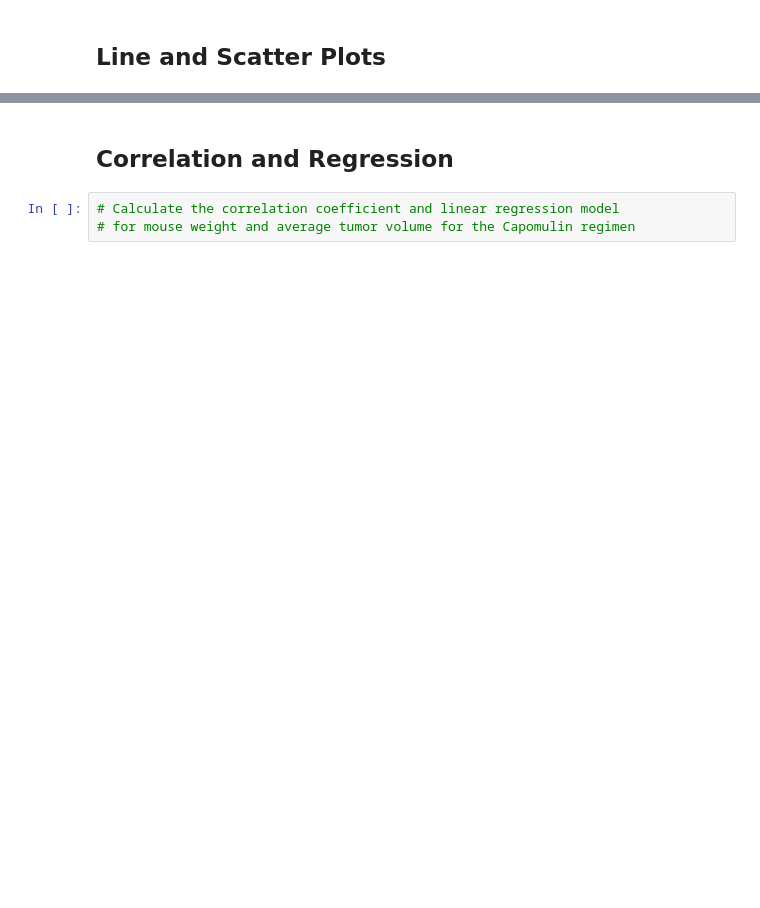
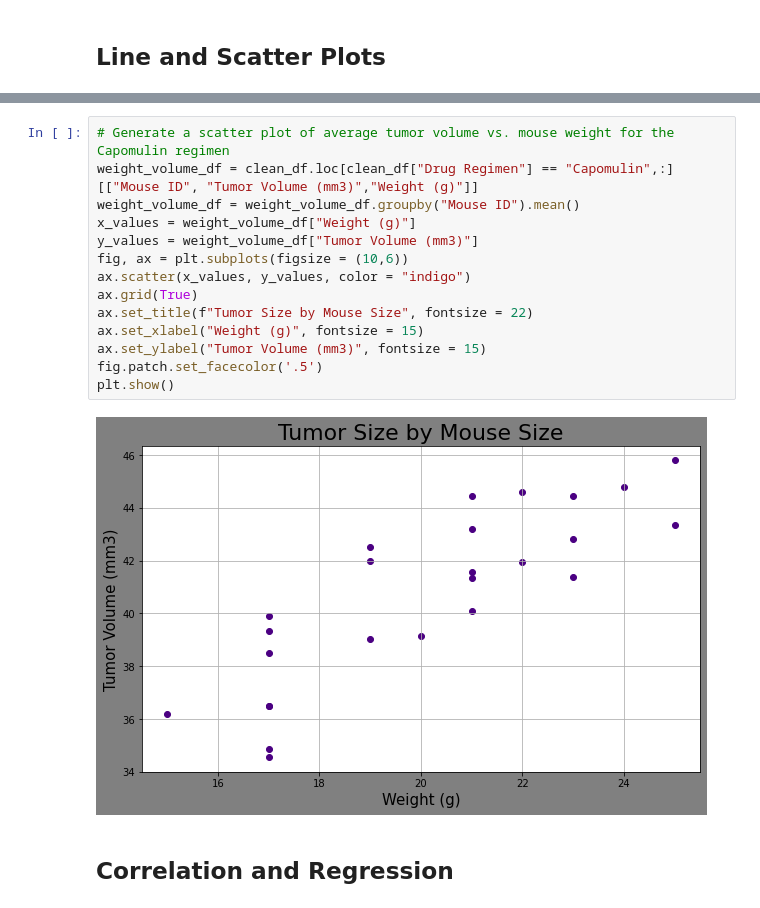
Before and after one commit to BrianDouglas/matplotlib-challenge, a Jupyter notebook: pymaceuticals_starter.ipynb, the cells around one changed output, grey strips where cells are left out. Saved outputs shown, nothing was run; the diff lists cells and outputs as text; blank space fills up the shorter version.

```diff
--- a/pymaceuticals_starter.ipynb
+++ b/pymaceuticals_starter.ipynb
@@ -288,5 +292,18 @@ plt.show()
+# %%
+# Generate a scatter plot of average tumor volume vs. mouse weight for the Capomulin regimen
+weight_volume_df = clean_df.loc[clean_df["Drug Regimen"] == "Capomulin",:][["Mouse ID", "Tumor Volume (mm3)","Weight (g)"]]
+weight_volume_df = weight_volume_df.groupby("Mouse ID").mean()
+x_values = weight_volume_df["Weight (g)"]
+y_values = weight_volume_df["Tumor Volume (mm3)"]
+fig, ax = plt.subplots(figsize = (10,6))
+ax.scatter(x_values, y_values, color = "indigo")
+ax.grid(True)
+ax.set_title(f"Tumor Size by Mouse Size", fontsize = 22)
+ax.set_xlabel("Weight (g)", fontsize = 15)
+ax.set_ylabel("Tumor Volume (mm3)", fontsize = 15)
+fig.patch.set_facecolor('.5')
+plt.show()
+# %% [output]
+[figure, added]
 # %% [markdown]
 ## Correlation and Regression
-# %%
-# Calculate the correlation coefficient and linear regression model
-# for mouse weight and average tumor volume for the Capomulin regimen
```
Also changed, not shown: parts of 9 cells of this notebook.
